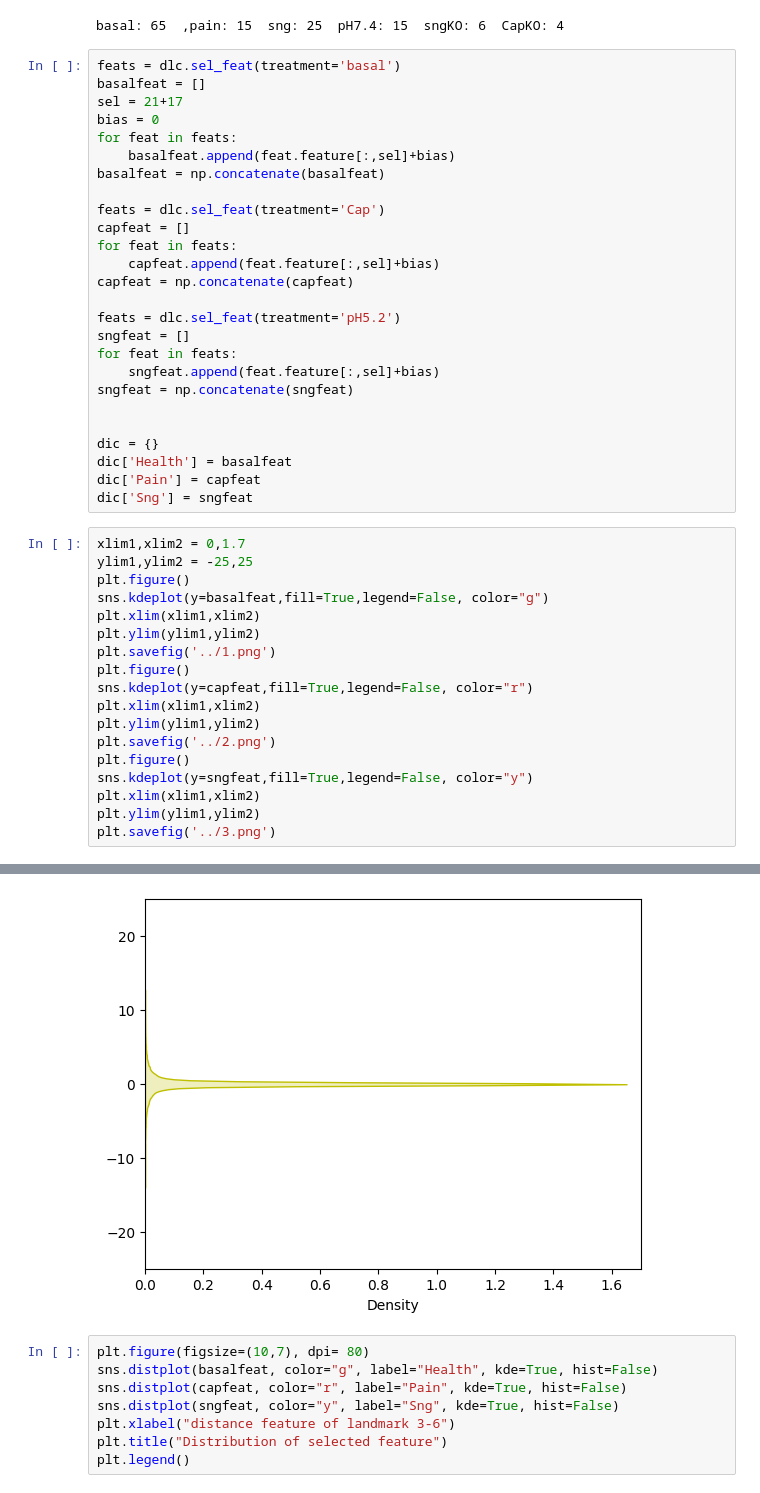
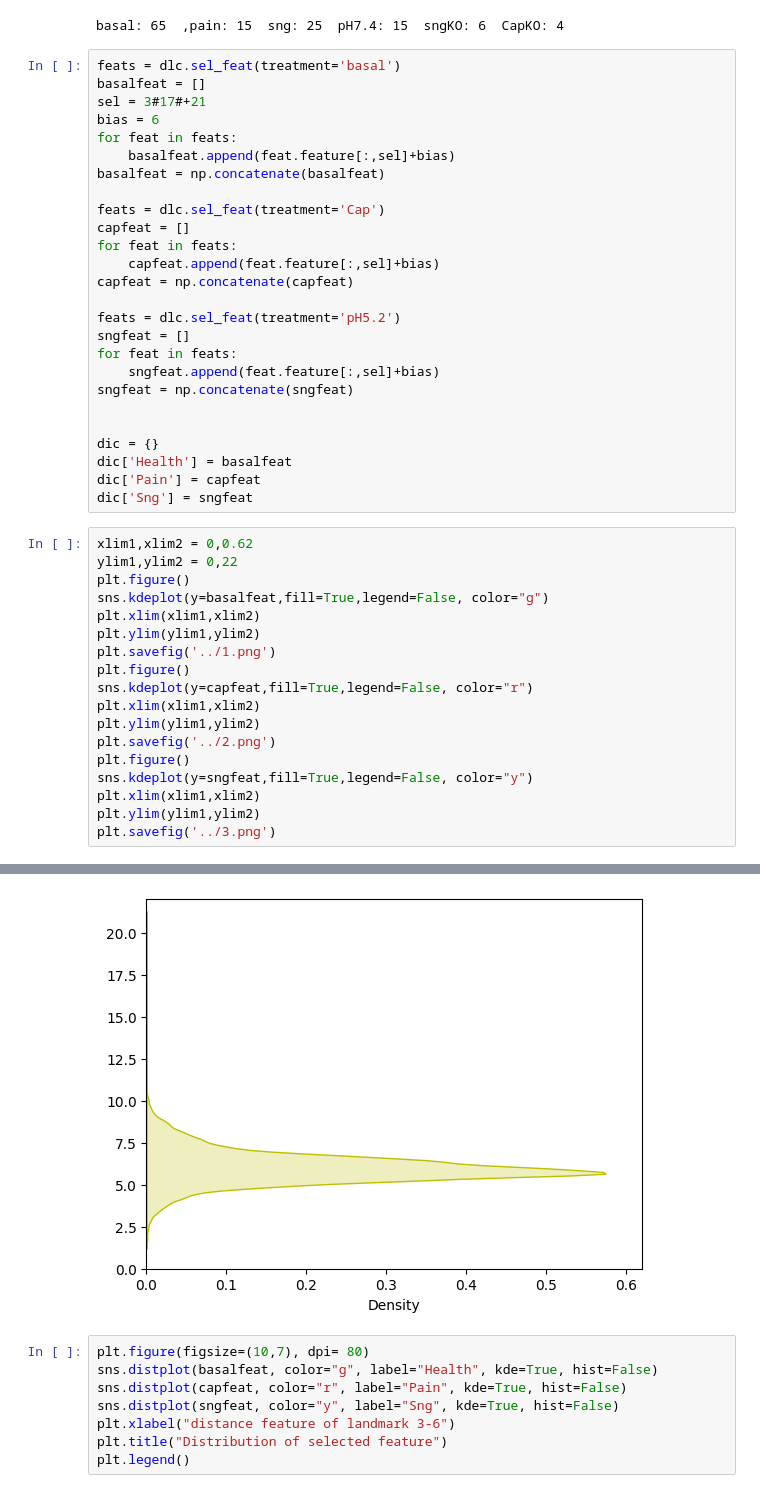
Before and after one commit to IS-Howard/final, a Jupyter notebook: main.ipynb, the cells around one changed output, grey strips where cells are left out. Cells and saved outputs as stored; diff of their text form.

```diff
--- a/main.ipynb
+++ b/main.ipynb
@@ -282,8 +282,8 @@ basal: 65  ,pain: 15  sng: 25  pH7.4: 15  sngKO: 6  CapKO: 4
 # %%
 feats = dlc.sel_feat(treatment='basal')
 basalfeat = []
-sel = 21+17
-bias = 0
+sel = 3#17#+21
+bias = 6
 for feat in feats:
     basalfeat.append(feat.feature[:,sel]+bias)
 basalfeat = np.concatenate(basalfeat)
@@ -306,8 +306,8 @@ dic['Health'] = basalfeat
 dic['Pain'] = capfeat
 dic['Sng'] = sngfeat
 # %%
-xlim1,xlim2 = 0,1.7
-ylim1,ylim2 = -25,25
+xlim1,xlim2 = 0,0.62
+ylim1,ylim2 = 0,22
 plt.figure()
 sns.kdeplot(y=basalfeat,fill=True,legend=False, color="g")
 plt.xlim(xlim1,xlim2)
@@ -329,4 +329,4 @@ plt.savefig('../3.png')
-[figure, old version]
+[figure, new version]
 # %%
 plt.figure(figsize=(10,7), dpi= 80)
 sns.distplot(basalfeat, color="g", label="Health", kde=True, hist=False)
```
Also changed, not shown: parts of 1 cell of this notebook.
